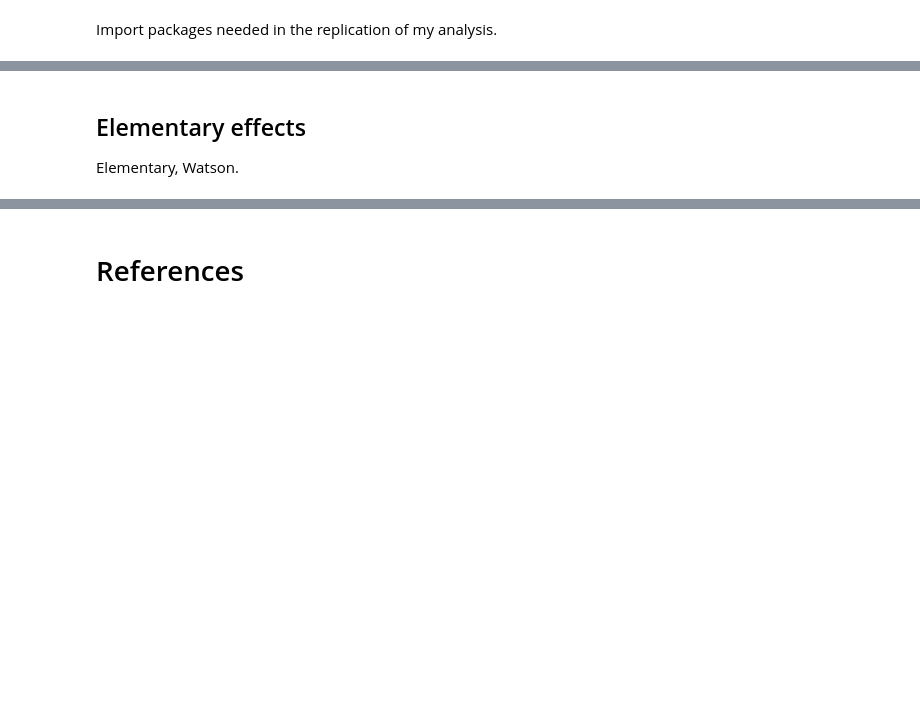
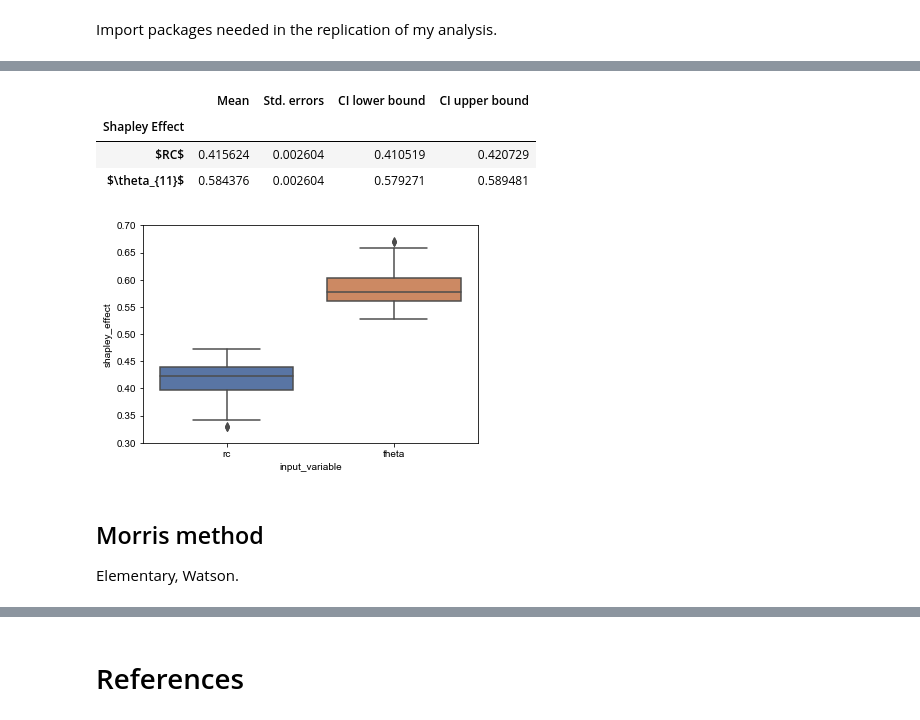
Before and after one commit to bhmueller/thesis, a Jupyter notebook: thesis_project.ipynb, the cells around one changed output, grey strips where cells are left out. Cells and saved outputs as stored; diff of their text form; code cells hidden in the pictures; blank space fills up the shorter version.

```diff
--- a/thesis_project.ipynb
+++ b/thesis_project.ipynb
@@ -88,0 +166,7 @@ def x_cond(n, subset_j, subsetj_conditional, xjc):
+# %%
+# Define model, and sampling functions.
+model_shapley = partial(
+    rust_model_shapley, trans_probs=trans_probs, init_dict_estimation=init_dict_estimation, demand_dict=demand_dict,
+)
+x_all_partial = partial(x_all_raw, mean=params, cov=cov)
+x_cond_partial = partial(x_cond_raw, mean=params, cov=cov)
@@ -88,0 +194,25 @@ def x_cond(n, subset_j, subsetj_conditional, xjc):
+# %%
+%%time
+# n_replicates runs.
+
+# 100 replicates ~ 1 h 30 m.
+
+# 200 replicates ~ 2 h 37 m.
+
+# PRB20 use 1,024, 64 and 3.
+# Is used 100, 10, 3.
+n_variance = 100
+n_outer = 10
+n_inner = 3
+
+shapley_replicate_partial = partial(shapley_replicate, model_shapley, x_all_partial, x_cond_partial, n_perms, n_inputs, n_variance, n_outer, n_inner, n_cores)
+
+n_replicates = 200
+
+if run_simulation_shapley_effects is True:
+    shapley_effects = list(map(shapley_replicate_partial, np.arange(n_replicates)))
+    with open(os.path.join('data', f'shapley_effects_{n_replicates}_runs.pickle'), 'wb') as handle:
+        pickle.dump(shapley_effects, handle)
+else:
+    with open(os.path.join('data', f'shapley_effects_{n_replicates}_runs.pickle'), 'rb') as handle:
+        shapley_effects = pickle.load(handle)
@@ -88,0 +221,16 @@ def x_cond(n, subset_j, subsetj_conditional, xjc):
+# %%
+descriptives_shapley, data_boxplots = descriptives_and_data_shapley_effects(shapley_effects, n_replicates)
+# %%
+descriptives_shapley
+# %% [output]
+|  | Mean | Std. errors | CI lower bound | CI upper bound |
+| Shapley Effect |  |  |  |  |
+| $RC$ | 0.415624 | 0.002604 | 0.410519 | 0.420729 |
+| $\theta_{11}$ | 0.584376 | 0.002604 | 0.579271 | 0.589481 |
+# %%
+fig, ax = plt.subplots()
+sns.set_theme(style='whitegrid')
+ax.set(ylim=(0.3, 0.7))
+ax = sns.boxplot(x=data_boxplots['input_variable'], y=data_boxplots['shapley_effect'])
+# %% [output]
+[figure, added]
@@ -89,4 +239,4 @@ def x_cond(n, subset_j, subsetj_conditional, xjc):
 # %% [markdown]
-## Elementary effects
+## Morris method
 
 Elementary, Watson.
```
Also changed, not shown: parts of 36 cells of this notebook.
